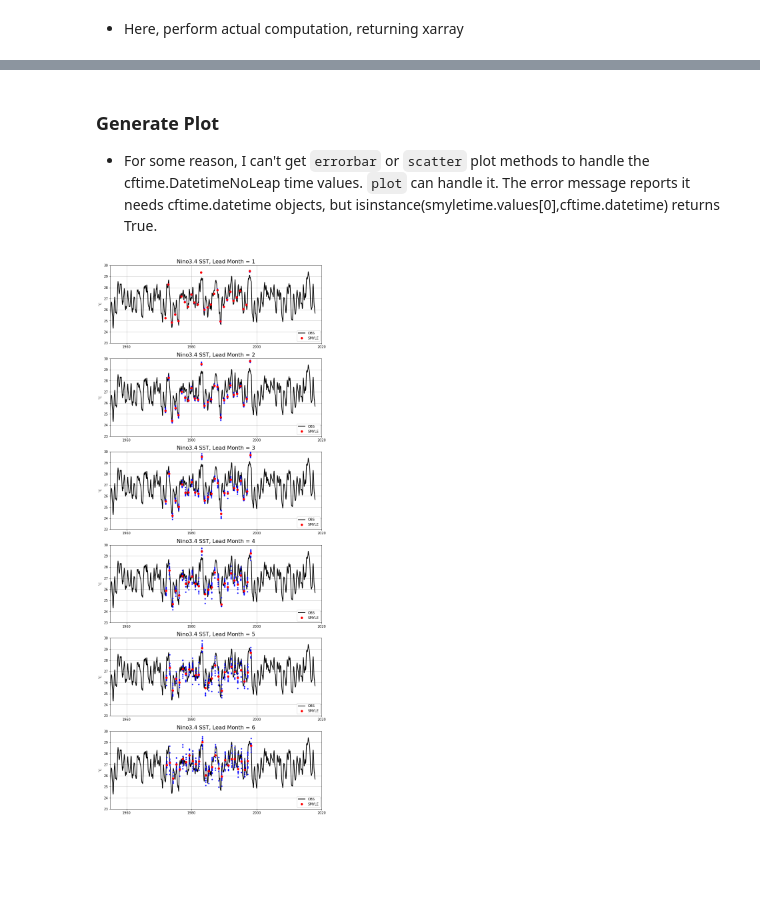
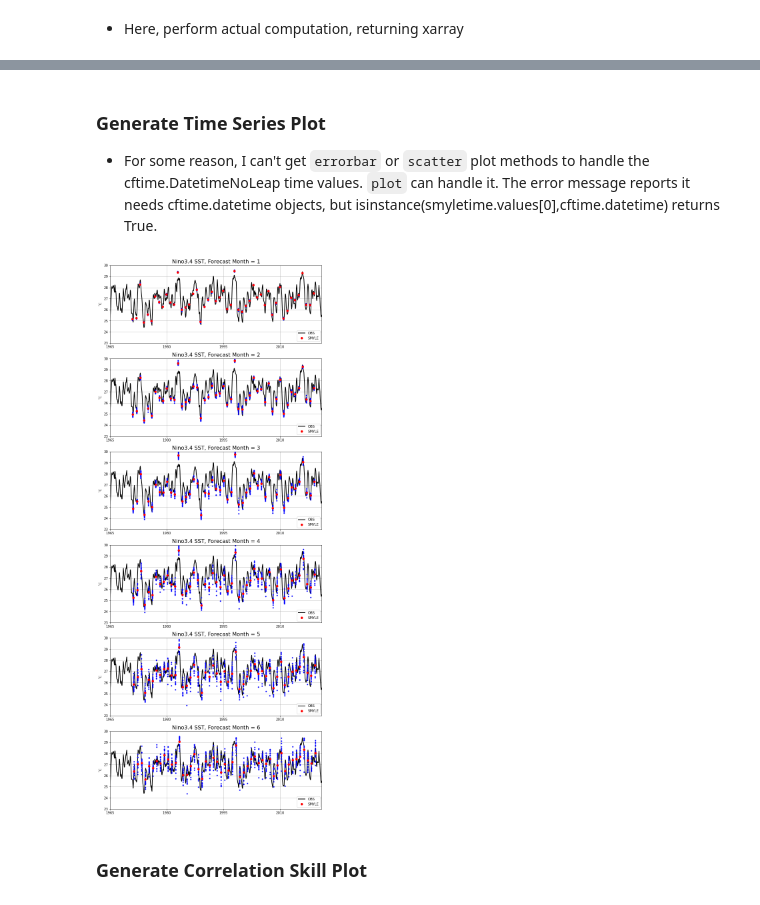
Before and after one commit to NCAR/SMYLE-analysis, a Jupyter notebook: notebooks/ENSO_check.ipynb, the cells around one changed output, grey strips where cells are left out. Cells and saved outputs as stored; diff of their text form; code cells hidden in the pictures; blank space fills up the shorter version.

Commit message:
Updated ENSO_check.ipynb to full 20 members from Nov hindcast set

```diff
--- a/notebooks/ENSO_check.ipynb
+++ b/notebooks/ENSO_check.ipynb
@@ -173,7 +184,7 @@ def get_monthly_data(datadir,ens,field,firstyear,lastyear,stmon):
     ds = xr.Dataset()    #instantiate Dataset
     lm = np.arange(1,25) # hard-wired for 24-month leads
     files,yrs = nested_file_list_by_year(datadir,ens,field,firstyear,lastyear,stmon)
-    ens = np.array(range(10))+1
+    ens = np.array(ens)+1
 
     # all members should have the same number of files, otherwise abort
     nfs = np.array([len(ffs) for ffs in files])
@@ -208,10 +219,11 @@ def get_monthly_data(datadir,ens,field,firstyear,lastyear,stmon):
 - "time" and "time_bound" variables, which give prediction verification time, are also dimensioned with (Y,L)
 # %%
 %%time
+# process all 20 ensemble members, all November start dates from 1970-2018:
 datadir = '/glade/campaign/cesm/development/espwg/SMYLE/archive/'
-ens = range(10)
-firstyear = 1971
-lastyear  = 1997
+ens = range(20)
+firstyear = 1970
+lastyear  = 2018
 startmonth = 11
 ds_temp = get_monthly_data(datadir,ens,'TEMP',firstyear,lastyear,startmonth)
 ds_temp.nbytes/1e9 #GB
@@ -250,40 +281,42 @@ Wall time: 4min
 #smyle_nino34
 # %%
 # Observed Nino3.4 (NOAA ERSSTv5)
-ds_obs = xr.open_dataset('/glade/p/cgd/oce/people/yeager/obs/SST/NOAA_ERSSTv5/ersst.v5.188001-201712.gx1v6.nc',decode_times=False)
-obs_time_vals = [cftime.DatetimeNoLeap(1880+year, 1+month, 15) for year in range(138) for month in range(12)]
+ds_obs = xr.open_dataset('/glade/p/cgd/oce/people/yeager/obs/SST/NOAA_ERSSTv5/ersst.v5.188001-202012.gx1v6.nc',decode_times=False)
+obs_time_vals = [cftime.DatetimeNoLeap(1880+year, 1+month, 15) for year in range(141) for month in range(12)]
 ds_obs['time'] = obs_time_vals
-obs_nino34 = ds_obs.sst.weighted(areawgt1).mean(("nlon", "nlat"))
+obs_nino34 = ds_obs.sst.weighted(areawgt1).mean(("nlon", "nlat")).load()
 # %% [markdown]
-### Generate Plot
+### Generate Time Series Plot
 - For some reason, I can't get `errorbar` or `scatter` plot methods to handle the cftime.DatetimeNoLeap time values. `plot` can handle it.
 The error message reports it needs cftime.datetime objects, but isinstance(smyletime.values[0],cftime.datetime) returns True.
 # %%
 nlead = 6
 fig = plt.figure(figsize=(25, nlead*5))
 nrow = nlead
 ncol = 2
 
 xtickyears = [1960,1965,1975,1985,1995,2005,2015]
 xticks = [cftime.num2date(0, 'days since '+str(i)+'-01-01 00:00:00', calendar='noleap') for i in xtickyears]
-xmin = cftime.num2date(0, 'days since 1955-01-01 00:00:00', calendar='noleap')
-xmax = cftime.num2date(0, 'days since 2020-01-01 00:00:00', calendar='noleap')
+xmin = cftime.num2date(0, 'days since 1965-01-01 00:00:00', calendar='noleap')
+xmax = cftime.num2date(0, 'days since 2021-01-01 00:00:00', calendar='noleap')
 
 for i in range(nlead):
     thislead = i+1
     smyletime = time_bound.sel(L=thislead).mean('d2')
     ax = fig.add_subplot(nrow,ncol,i*ncol+1)
     ax.plot(obs_nino34.time, obs_nino34,linewidth=2,color='k',label='OBS')
     #smyle_range = [smyle_nino34.sel(L=thislead).min('M'),smyle_nino34.sel(L=lm).max('M')]
     #ax.errorbar(smyletime,smyle_nino34.sel(L=thislead).mean('M'),yerr=smyle_range,fmt='o',color='b',label='SMYLE')
     ax.plot(smyletime,smyle_nino34.sel(L=thislead),'.',color='b')
     ax.plot(smyletime,smyle_nino34.sel(L=thislead).mean('M'),'o',color='r',label='SMYLE')
     ax.grid()
-    ax.set_title('Nino3.4 SST, Lead Month = {}'.format(thislead), fontdict={'size':16})
+    ax.set_title('Nino3.4 SST, Forecast Month = {}'.format(thislead), fontdict={'size':16})
     ax.set_ylabel(r'$^{\circ}$C')
     ax.set_ylim(23,30)
     ax.set_xlim(xmin,xmax)
 #    ax.set_xticks(xtickyears)
     ax.legend(loc='lower right')
 # %% [output]
-[figure, old version]
+[figure, new version]
+# %% [markdown]
+### Generate Correlation Skill Plot
```
Also changed, not shown: parts of 8 cells of this notebook.
